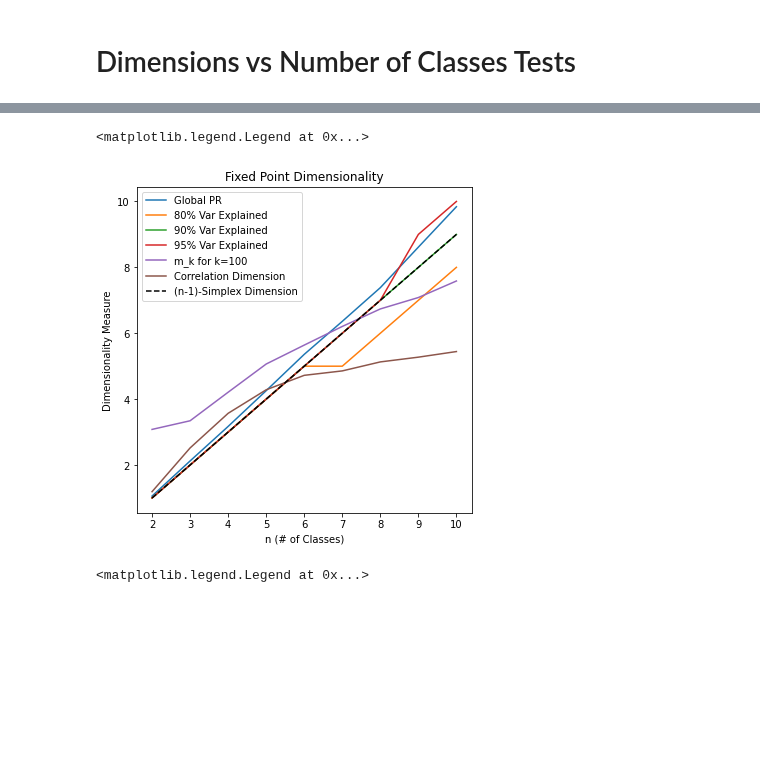
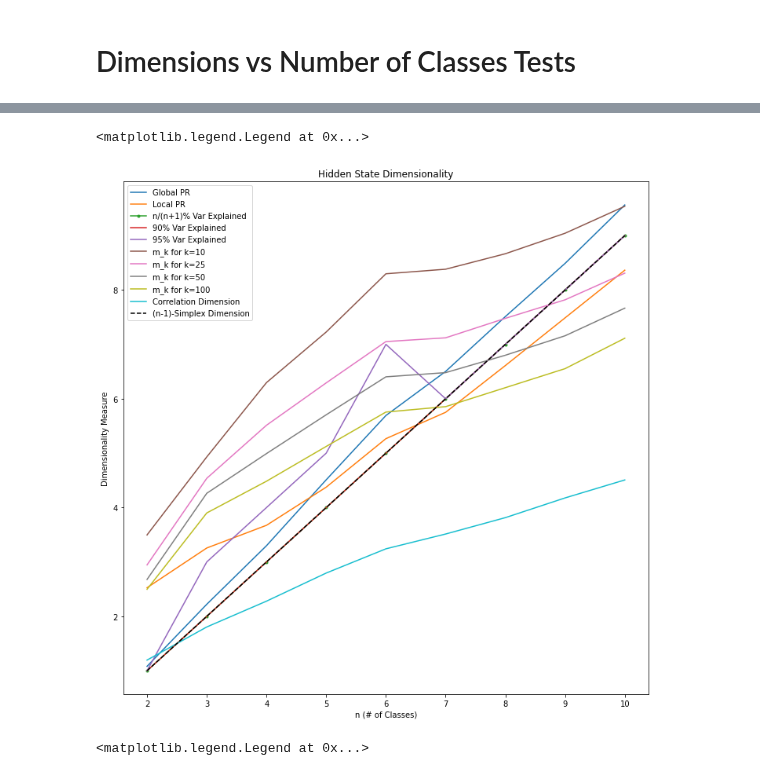
Before and after one commit to kaitken17/colab_based_projects, a Jupyter notebook: sythetic_analysis_multiclass.ipynb, the cells around one changed output, grey strips where cells are left out. Drawn from its saved outputs; the diff is of its cells as text; code cells hidden in the pictures; blank space fills up the shorter version.

```diff
--- a/sythetic_analysis_multiclass.ipynb
+++ b/sythetic_analysis_multiclass.ipynb
@@ -1206,7 +1201,7 @@ toy_params = {
   'context_words' : False,
   'unordered_class': True, # Use an unordered class set
   'n_unordered': 2,
-  'words': ['kinda0', 'kinda1', 'kinda2'],
+  'words': ['the'], #['kinda0', 'kinda1', 'kinda2'],
   'uniform_score': True, # Uniform distribution over scores
   'filter': 24.0
   # 'eps5': 1.0,
@@ -1221,7 +1216,7 @@ toy_params = {
 # toy_params['words'].append('kinda23')
 # toy_params['words'].append('kinda03')
 # toy_params['words'].remove('kinda0')
-# toy_params['words'].remove('kinda1')
+toy_params['words'].extend(['kinda11110000','kinda00001111','kinda00110011','kinda11001100','kinda10101010','kinda01010101'])
 # toy_params['words'].append('bad0')
 # toy_params['words'].append('bad1')
 # toy_params['sentiments'] = ['One', 'Two', 'Three', 'Four', 'Five']
@@ -3050,21 +3068,22 @@ Initializing readouts as simplex dimensions.
 # %% [markdown]
 # Dimensions vs Number of Classes Tests
 # %%
-n_trials = 400
+n_trials = 5000
 class_size = [2, 3, 4, 5, 6, 7, 8, 9, 10]
-states = 'Fixed' # 'Fixed Points'
+states = 'Hidden' # Supports 'Hidden' and 'Fixed'
 
 unique_tol = 0.025
 do_print = True
 
 prs = np.zeros((len(class_size),))
-ve_threshold_80 = np.zeros((len(class_size),))
+local_prs = np.zeros((len(class_size),))
+ve_threshold_var = np.zeros((len(class_size),))
 ve_threshold_90 = np.zeros((len(class_size),))
 ve_threshold_95 = np.zeros((len(class_size),))
 
-k_val = 100
-m_k_vals = np.zeros((len(class_size),))
-r_range = (-0.5, 0.5)
+k_vals = [10, 25, 50, 100]
+m_k_vals = np.zeros((len(class_size), len(k_vals)))
+r_range = (0.0, 1.0)
 corr_dim_vals = np.zeros((len(class_size),))
 ro_theory = np.zeros((len(class_size),))
 ro_angles = []
@@ -3099,7 +3118,7 @@ for class_idx, class_num in zip(range(len(class_size)), class_size):
     avg_step_sizes = np.zeros((len(hs),))
     h0 = cell.get_initial_state(rnn_params)
     for hs_idx in range(len(hs)):
-      hs_h0 = np.concatenate([hs[hs_idx], h0[np.newaxis, :]], axis=0)
+      hs_h0 = np.concatenate([hs[hs_idx], h0], axis=0)
       total_dist = 0
       for time_idx in range(hs_h0.shape[0] - 1):
         total_dist += np.sqrt(np.sum((hs_h0[time_idx+1] - hs_h0[time_idx])**2))
@@ -3110,8 +3129,7 @@ for class_idx, class_num in zip(range(len(class_size)), class_size):
     xstar = jnp.zeros((pts.shape[0], rnn_specs['input_size']))
     fp_loss_fun = renn.build_fixed_point_loss(cell, rnn_params)
     fixed_points, loss_hist, fp_losses = renn.find_fixed_points(fp_loss_fun, pts, xstar, optimizers.adam(0.01),
-                                                                tolerance=.01 * 1/2*(np.mean(avg_step_sizes))**2, num_steps=10000)
-
+                                                                tolerance=.01 * 1/2*(np.mean(avg_step_sizes))**2, steps=range(10000))
     pts_reduced, unique_kidxs = keep_unique_fixed_points(fixed_points, unique_tol, do_print)
 
   # PCA measures
@@ -3120,9 +3138,9 @@ for class_idx, class_num in zip(range(len(class_size)), class_size):
   prs[class_idx] = participation_ratio_vector(pca_full.explained_variance_)
   explained_var = pca_full.explained_variance_ratio_
   num_fp_dims = 1
-  while np.sum(explained_var[:num_fp_dims]) < 0.8:
+  while np.sum(explained_var[:num_fp_dims]) < class_num/(class_num+1):
     num_fp_dims += 1
-  ve_threshold_80[class_idx] = num_fp_dims
+  ve_threshold_var[class_idx] = num_fp_dims
   num_fp_dims = 1
   while np.sum(explained_var[:num_fp_dims]) < 0.9:
     num_fp_dims += 1
@@ -3137,9 +3155,15 @@ for class_idx, class_num in zip(range(len(class_size)), class_size):
   dist_sq = squareform(distances) # n_fp x n_fp
   distances.sort()
 
-  m_k_vals[class_idx] = find_m_k(k_val, dist_sq)
+  for k_val_idx in range(len(k_vals)):
+    m_k_vals[class_idx, k_val_idx] = find_m_k(k_vals[k_val_idx], dist_sq)
+
+  # r_range = (np.log10(1.1*np.min(distances)), np.log10(0.9*np.max(distances))
+  r_range = (np.log10(np.percentile(distances, 2.5)), np.log10(np.percentile(distances, 97.5)))
   slope, _, _, _, _ = find_correlation_dimension(r_range, dist_sq, show_plot=False)
   corr_dim_vals[class_idx] = slope
+
+  local_prs[class_idx] = local_pca_analysis(pts_reduced, dist_sq, n_pts=20, k=100*class_num)
 
   # Readout tests
   readout = readout_params.T
@@ -3189,22 +3206,24 @@ Mean distance: 1.248662298740629
 # %%
-plt.figure(figsize=(6, 6))
+plt.figure(figsize=(12, 12))
 plt.plot(class_size, prs, label='Global PR')
-plt.plot(class_size, ve_threshold_80, label='80% Var Explained')
+plt.plot(class_size, local_prs, label='Local PR')
+plt.plot(class_size, ve_threshold_var, label='n/(n+1)% Var Explained', marker='.')
 plt.plot(class_size, ve_threshold_90, label='90% Var Explained')
 plt.plot(class_size, ve_threshold_95, label='95% Var Explained')
-plt.plot(class_size, m_k_vals, label='m_k for k='+str(k_val))
+for k_val_idx in range(len(k_vals)):
+  plt.plot(class_size, m_k_vals[:,k_val_idx], label='m_k for k='+str(k_vals[k_val_idx]))
 plt.plot(class_size, corr_dim_vals, label='Correlation Dimension')
 plt.plot(class_size, [class_val-1 for class_val in class_size], c='k', linestyle='dashed', label='(n-1)-Simplex Dimension')
 if states == 'Hidden':
   plt.title('Hidden State Dimensionality')
 else:
   plt.title('Fixed Point Dimensionality')
 plt.xlabel('n (# of Classes)')
 plt.ylabel('Dimensionality Measure')
 plt.legend()
 # %% [output]
 <matplotlib.legend.Legend at 0x...>
-[figure, old version]
+[figure, new version]
 # %%
 mean_angle = np.zeros((len(class_size),))
 min_angle = np.zeros((len(class_size),))
```
Also changed, not shown: parts of 9 cells of this notebook.
